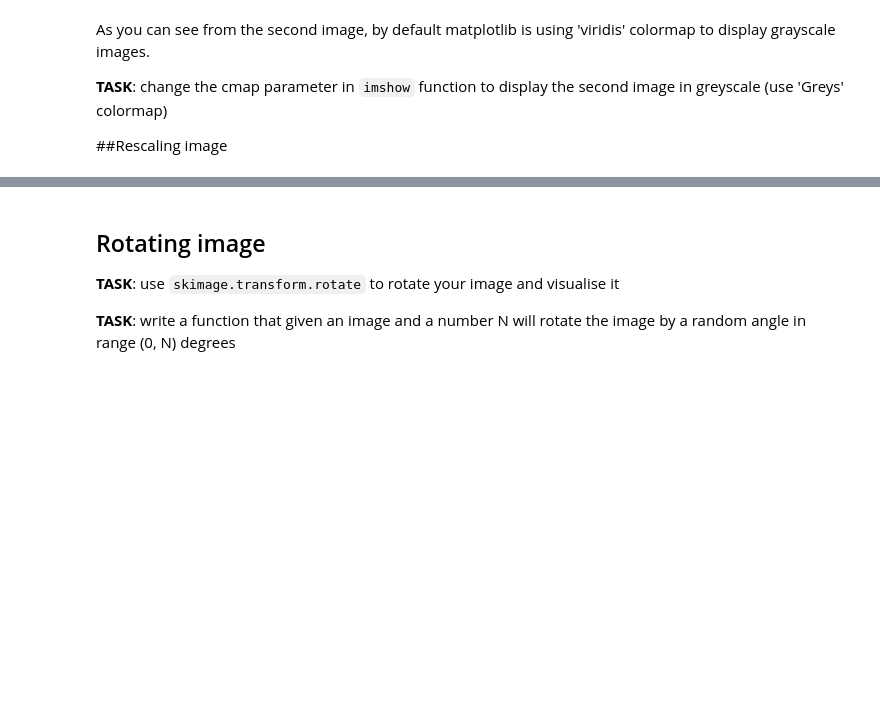
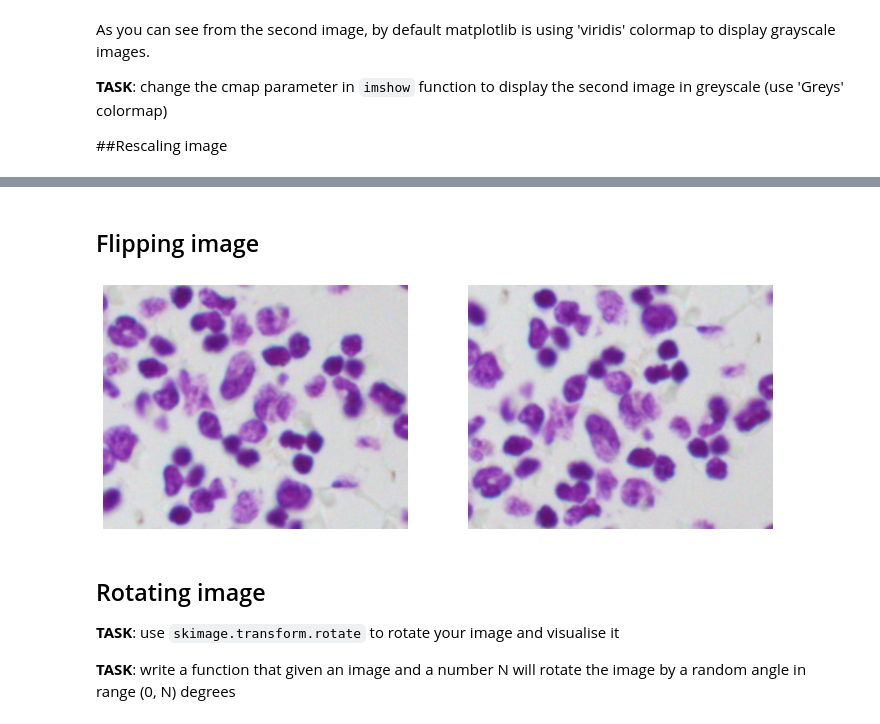
Before and after one commit to imagejan/teaching-dl-course-2020, a Jupyter notebook: Webinars/exercise1/image_manipulation.ipynb, the cells around one changed output, grey strips where cells are left out. Saved outputs shown, nothing was run; the diff lists cells and outputs as text; code cells hidden in the pictures; blank space fills up the shorter version.

```diff
--- a/Webinars/exercise1/image_manipulation.ipynb
+++ b/Webinars/exercise1/image_manipulation.ipynb
@@ -126,6 +190,17 @@ Advanced **TASK**: modify `show_two_images` to show n images - given a list of a
+# %%
+def show_images(*image_list):
+  fig, ax = plt.subplots(1, len(image_list))
+  for idx, image in enumerate(image_list):
+    ax[idx].imshow(image)
+  [a.axis('off') for a in ax]
+  fig.show()
+# %% [markdown]
+## Flipping image
 # %%
 flipped_image = np.flip(image, axis=0)
-show_two_images(image, flipped_image)
+show_images(image, flipped_image)
+# %% [output]
+[figure, added]
 # %% [markdown]
 ## Rotating image
 
```
Also changed, not shown: parts of 26 cells of this notebook.
